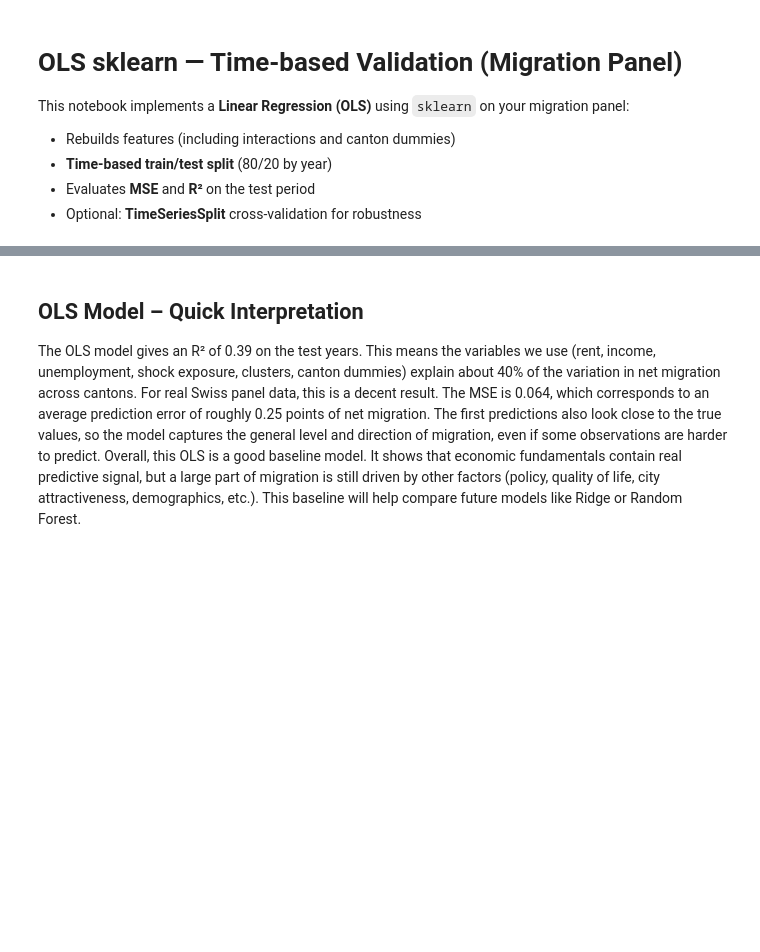
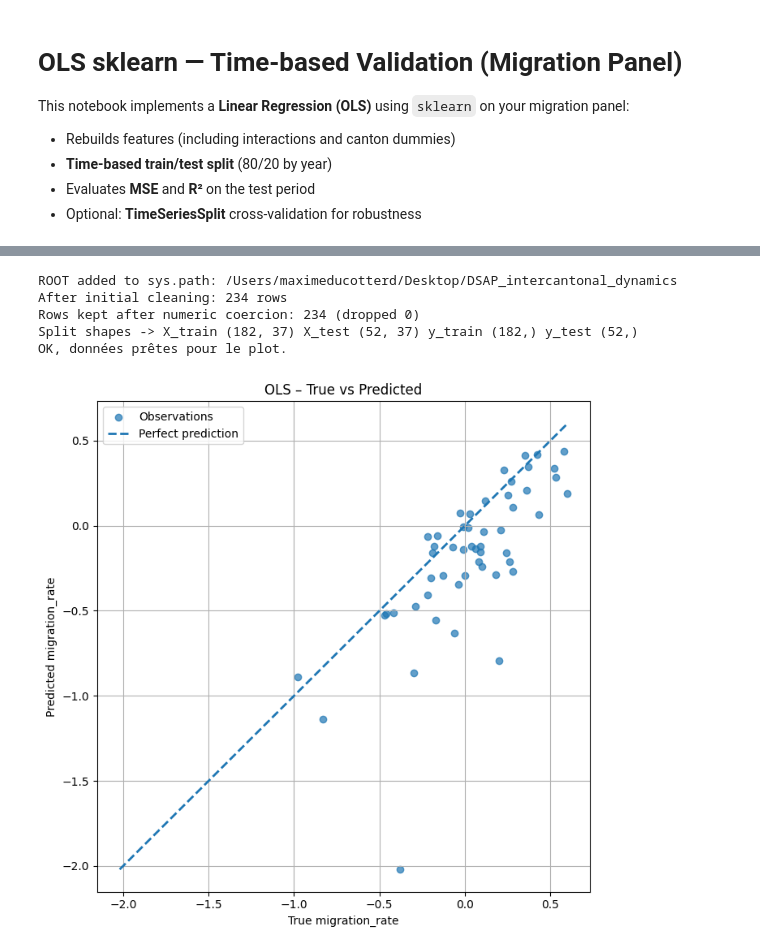
Before and after one commit to maximeducotterd2404-pixel/DSAP_intercantonalmigration_dynamics, a Jupyter notebook: notebooks/ols_time_based_notebook.ipynb, the cells around one changed output, grey strips where cells are left out. Cells and saved outputs as stored; diff of their text form; code cells hidden in the pictures; blank space fills up the shorter version.

```diff
--- a/notebooks/ols_time_based_notebook.ipynb
+++ b/notebooks/ols_time_based_notebook.ipynb
@@ -136,5 +178,39 @@ pred=-0.483 | true=-0.460
-# %% [markdown]
-## OLS Model – Quick Interpretation ##
-The OLS model gives an R² of 0.39 on the test years. This means the variables we use (rent, income, unemployment, shock exposure, clusters, canton dummies) explain about 40% of the variation in net migration across cantons. For real Swiss panel data, this is a decent result.
-The MSE is 0.064, which corresponds to an average prediction error of roughly 0.25 points of net migration. The first predictions also look close to the true values, so the model captures the general level and direction of migration, even if some observations are harder to predict.
-Overall, this OLS is a good baseline model. It shows that economic fundamentals contain real predictive signal, but a large part of migration is still driven by other factors (policy, quality of life, city attractiveness, demographics, etc.). This baseline will help compare future models like Ridge or Random Forest.
+# %%
+from pathlib import Path
+import sys
+import pandas as pd
+
+# 1. Ajouter le projet au path
+ROOT = Path("/Users/maximeducotterd/Desktop/DSAP_intercantonal_dynamics")
+sys.path.append(str(ROOT))
+
+print("ROOT added to sys.path:", ROOT)
+
+# 2. Importer ton code OLS
+from src.ML.ols.ols import load_data, prepare_dataframe, time_split, run_ols
+# si ton fichier ne s'appelle pas ols_sklearn.py, dis-le-moi et j’adapte la ligne
+
+# 3. Charger les données
+df = load_data()
+
+# 4. Préparer les données
+df_model, X_df, y_ser, feature_cols = prepare_dataframe(df)
+
+# 5. Découpe temporelle
+X_train, X_test, y_train, y_test = time_split(df_model, feature_cols)
+
+# 6. OLS
+model, y_pred, mse, r2, coefs, intercept = run_ols(X_train, y_train, X_test, y_test)
+
+print("OK, données prêtes pour le plot.")
+
+from src.ML.ols.plotols import plot_true_vs_pred_ols
+
+plot_true_vs_pred_ols(y_test, y_pred)
+# %% [output]
+ROOT added to sys.path: /Users/maximeducotterd/Desktop/DSAP_intercantonal_dynamics
+After initial cleaning: 234 rows
+Rows kept after numeric coercion: 234 (dropped 0)
+Split shapes -> X_train (182, 37) X_test (52, 37) y_train (182,) y_test (52,)
+OK, données prêtes pour le plot.
+[figure, added]
```
Also changed, not shown: parts of 1 cell of this notebook, 14 other files.
